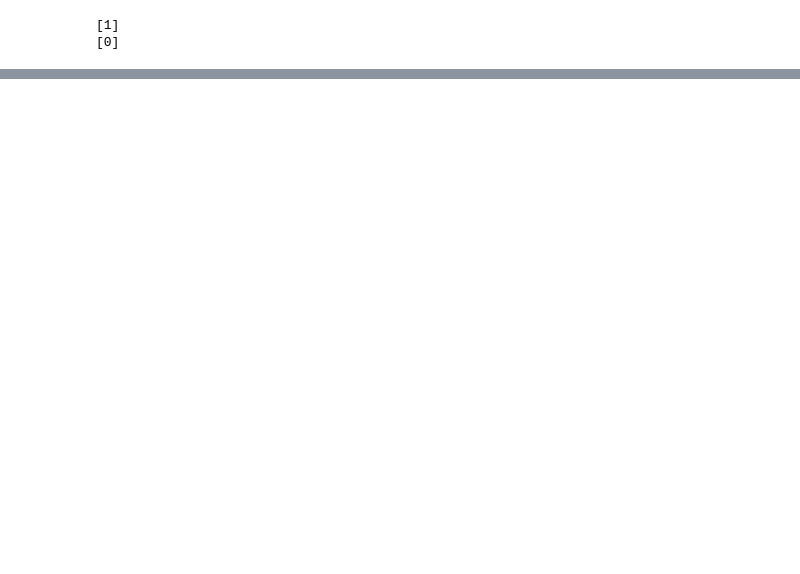
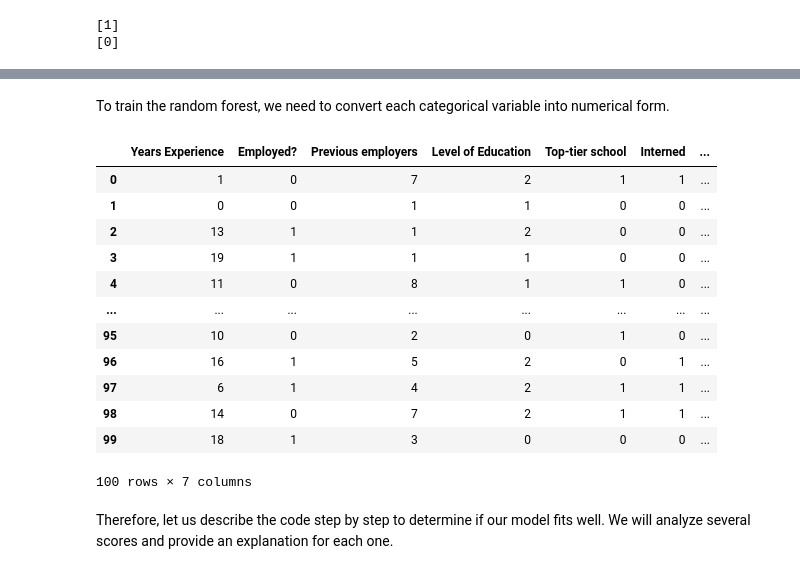
Before and after one commit to ajrianop/Machine-Learning-Notebooks, a Jupyter notebook: 04_DecisionTrees.ipynb, the cells around one changed output, grey strips where cells are left out. Saved outputs shown, nothing was run; the diff lists cells and outputs as text; code cells hidden in the pictures; blank space fills up the shorter version.

```diff
--- a/04_DecisionTrees.ipynb
+++ b/04_DecisionTrees.ipynb
@@ -146,0 +329,33 @@ print (model2.predict([[10, 0, 4, 0, 0, 0]]))
+# %% [markdown]
+To train the random forest, we need to convert each categorical variable into numerical form.
+# %%
+df2 = df_ex.copy()
+
+#Dictionaries to change values in categorical columns
+dict_YN = {'Y': 1 , 'N' : 0 }
+dict_edu = {'BS' : 0, 'MS' : 1, 'PhD' : 2}
+
+#Using .map() to change values in each column
+#Y, N values
+YN_columns = ['Employed?', 'Top-tier school', 'Interned', 'Hired']
+for column in YN_columns:
+  df2[column ] = df2[column].map(dict_YN)
+#
+df2['Level of Education'] = df2['Level of Education'].map(dict_edu)
+df2
+# %% [output]
+|  | Years Experience | Employed? | Previous employers | Level of Education | Top-tier school | Interned | ... |
+| 0 | 1 | 0 | 7 | 2 | 1 | 1 | ... |
+| 1 | 0 | 0 | 1 | 1 | 0 | 0 | ... |
+| 2 | 13 | 1 | 1 | 2 | 0 | 0 | ... |
+| 3 | 19 | 1 | 1 | 1 | 0 | 0 | ... |
+| 4 | 11 | 0 | 8 | 1 | 1 | 0 | ... |
+| ... | ... | ... | ... | ... | ... | ... | ... |
+| 95 | 10 | 0 | 2 | 0 | 1 | 0 | ... |
+| 96 | 16 | 1 | 5 | 2 | 0 | 1 | ... |
+| 97 | 6 | 1 | 4 | 2 | 1 | 1 | ... |
+| 98 | 14 | 0 | 7 | 2 | 1 | 1 | ... |
+| 99 | 18 | 1 | 3 | 0 | 0 | 0 | ... |
+100 rows × 7 columns
+# %% [markdown]
+Therefore, let us describe the code step by step to determine if our model fits well. We will analyze several scores and provide an explanation for each one.
```
Also changed, not shown: parts of 23 cells of this notebook.
